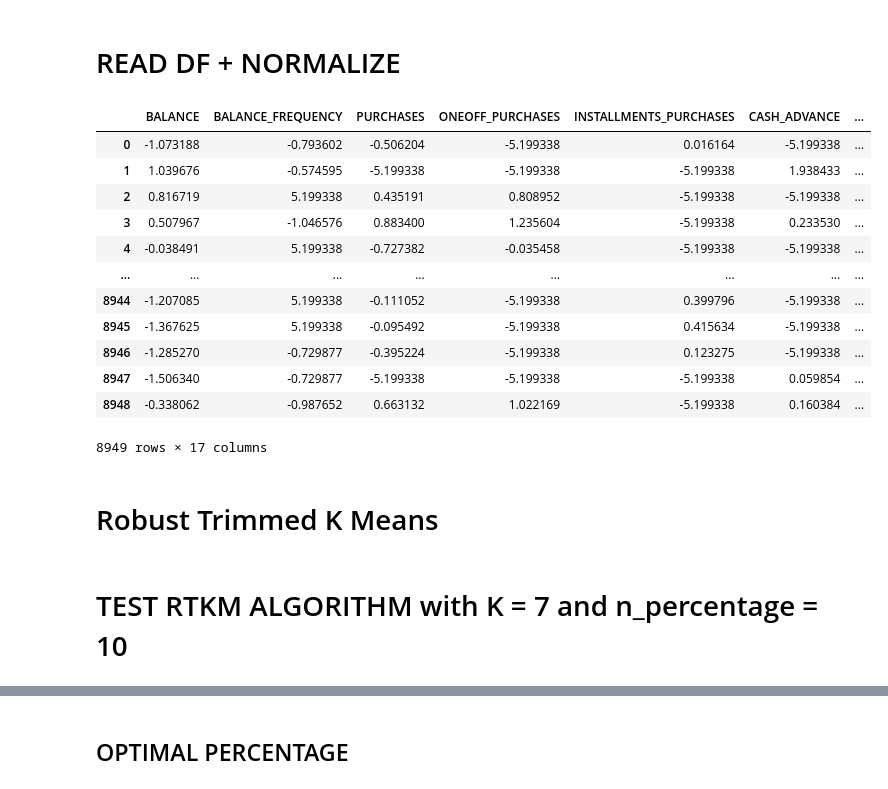
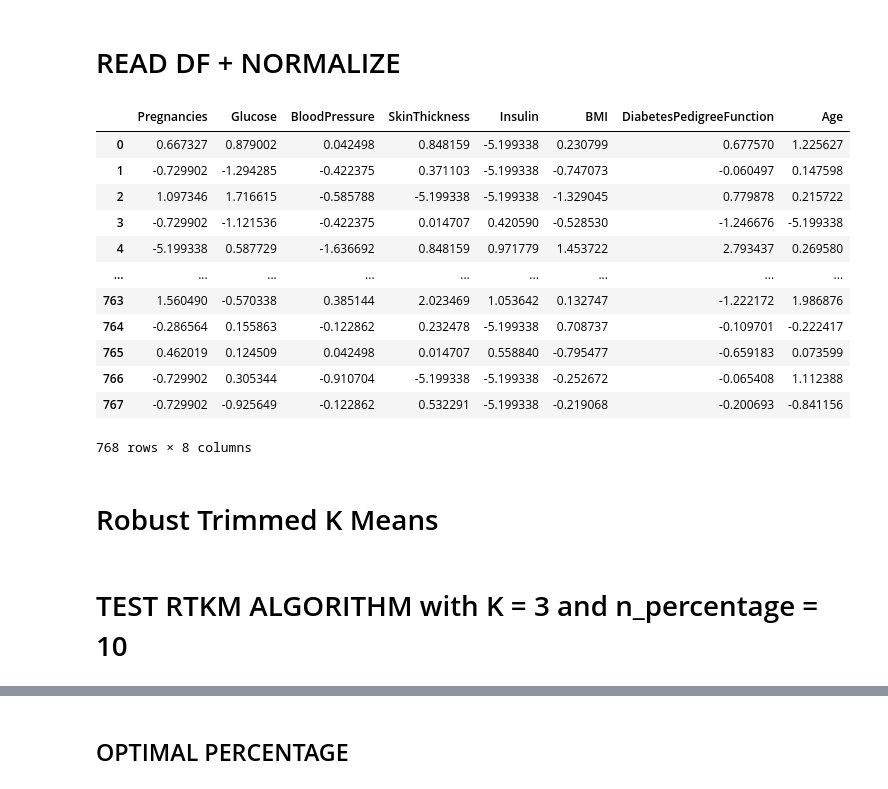
Before and after one commit to jptriciaestella/Skripsi-Kmeans-LTS, a Jupyter notebook: DATASET7/trimmed.ipynb, the cells around one changed output, grey strips where cells are left out. Drawn from its saved outputs; the diff is of its cells as text; code cells hidden in the pictures.

```diff
--- a/DATASET7/trimmed.ipynb
+++ b/DATASET7/trimmed.ipynb
@@ -7,28 +7,25 @@ from sklearn.preprocessing import QuantileTransformer
 # %% [markdown]
 # READ DF + NORMALIZE
 # %%
-df = pd.read_csv("CC GENERAL.csv")
-df = df.select_dtypes(include=['float', 'int'])
-df.dropna(subset=['CREDIT_LIMIT'], inplace=True)
-df['MINIMUM_PAYMENTS'].fillna(df['MINIMUM_PAYMENTS'].median(), inplace=True)
-
-quantile_trans = QuantileTransformer(n_quantiles=1000, output_distribution='normal')
+df = pd.read_csv("diabetes.csv")
+df = df.loc[:, ~df.columns.isin(['Outcome'])]
+quantile_trans = QuantileTransformer(n_quantiles=df.shape[0], output_distribution='normal')
 df_scaled = pd.DataFrame(quantile_trans.fit_transform(df), columns=df.columns)
 df_scaled
 # %% [output]
-|  | BALANCE | BALANCE_FREQUENCY | PURCHASES | ONEOFF_PURCHASES | INSTALLMENTS_PURCHASES | CASH_ADVANCE | ... |
-| 0 | -1.073188 | -0.793602 | -0.506204 | -5.199338 | 0.016164 | -5.199338 | ... |
-| 1 | 1.039676 | -0.574595 | -5.199338 | -5.199338 | -5.199338 | 1.938433 | ... |
-| 2 | 0.816719 | 5.199338 | 0.435191 | 0.808952 | -5.199338 | -5.199338 | ... |
-| 3 | 0.507967 | -1.046576 | 0.883400 | 1.235604 | -5.199338 | 0.233530 | ... |
-| 4 | -0.038491 | 5.199338 | -0.727382 | -0.035458 | -5.199338 | -5.199338 | ... |
-| ... | ... | ... | ... | ... | ... | ... | ... |
-| 8944 | -1.207085 | 5.199338 | -0.111052 | -5.199338 | 0.399796 | -5.199338 | ... |
-| 8945 | -1.367625 | 5.199338 | -0.095492 | -5.199338 | 0.415634 | -5.199338 | ... |
-| 8946 | -1.285270 | -0.729877 | -0.395224 | -5.199338 | 0.123275 | -5.199338 | ... |
-| 8947 | -1.506340 | -0.729877 | -5.199338 | -5.199338 | -5.199338 | 0.059854 | ... |
-| 8948 | -0.338062 | -0.987652 | 0.663132 | 1.022169 | -5.199338 | 0.160384 | ... |
+|  | Pregnancies | Glucose | BloodPressure | SkinThickness | Insulin | BMI | DiabetesPedigreeFunction | Age |
+| 0 | 0.667327 | 0.879002 | 0.042498 | 0.848159 | -5.199338 | 0.230799 | 0.677570 | 1.225627 |
+| 1 | -0.729902 | -1.294285 | -0.422375 | 0.371103 | -5.199338 | -0.747073 | -0.060497 | 0.147598 |
+| 2 | 1.097346 | 1.716615 | -0.585788 | -5.199338 | -5.199338 | -1.329045 | 0.779878 | 0.215722 |
+| 3 | -0.729902 | -1.121536 | -0.422375 | 0.014707 | 0.420590 | -0.528530 | -1.246676 | -5.199338 |
+| 4 | -5.199338 | 0.587729 | -1.636692 | 0.848159 | 0.971779 | 1.453722 | 2.793437 | 0.269580 |
+| ... | ... | ... | ... | ... | ... | ... | ... | ... |
+| 763 | 1.560490 | -0.570338 | 0.385144 | 2.023469 | 1.053642 | 0.132747 | -1.222172 | 1.986876 |
+| 764 | -0.286564 | 0.155863 | -0.122862 | 0.232478 | -5.199338 | 0.708737 | -0.109701 | -0.222417 |
+| 765 | 0.462019 | 0.124509 | 0.042498 | 0.014707 | 0.558840 | -0.795477 | -0.659183 | 0.073599 |
+| 766 | -0.729902 | 0.305344 | -0.910704 | -5.199338 | -5.199338 | -0.252672 | -0.065408 | 1.112388 |
+| 767 | -0.729902 | -0.925649 | -0.122862 | 0.532291 | -5.199338 | -0.219068 | -0.200693 | -0.841156 |
-8949 rows × 17 columns
+768 rows × 8 columns
 # %% [markdown]
 # Robust Trimmed K Means
 # %%
@@ -65,7 +62,7 @@ def generate_data_RTKM(dataframe, k, percent_outliers, num_members):
 
     return filtered_data, all_data
 # %% [markdown]
-# TEST RTKM ALGORITHM with K = 7 and n_percentage = 10
+# TEST RTKM ALGORITHM with K = 3 and n_percentage = 10
 # %%
 # TEST VISUALIZATION
 from sklearn.decomposition import PCA
```
Also changed, not shown: parts of 5 cells of this notebook, 12 other files.
